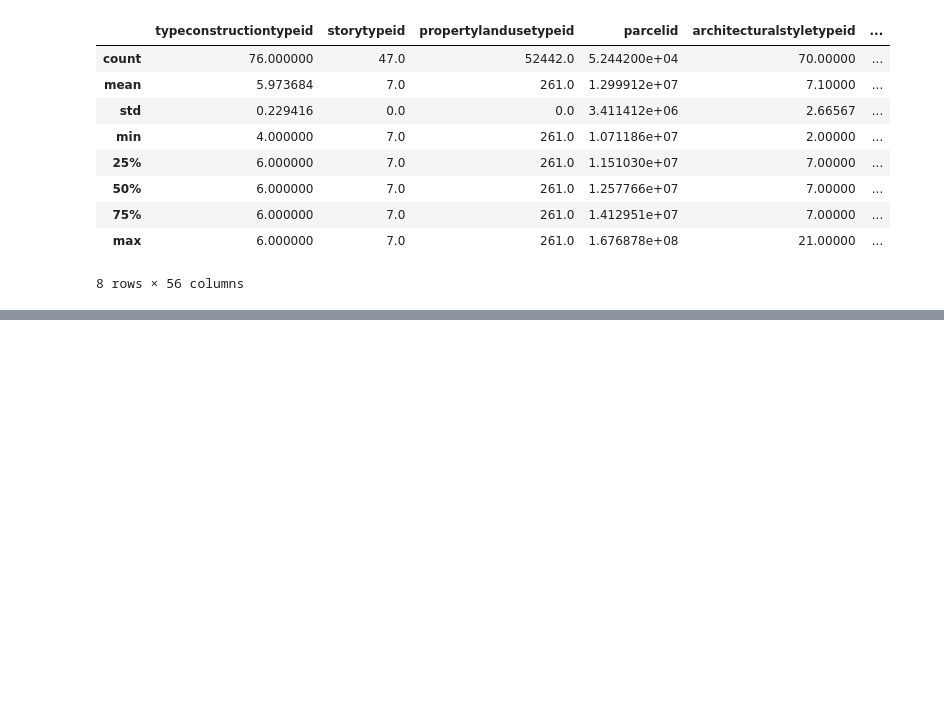
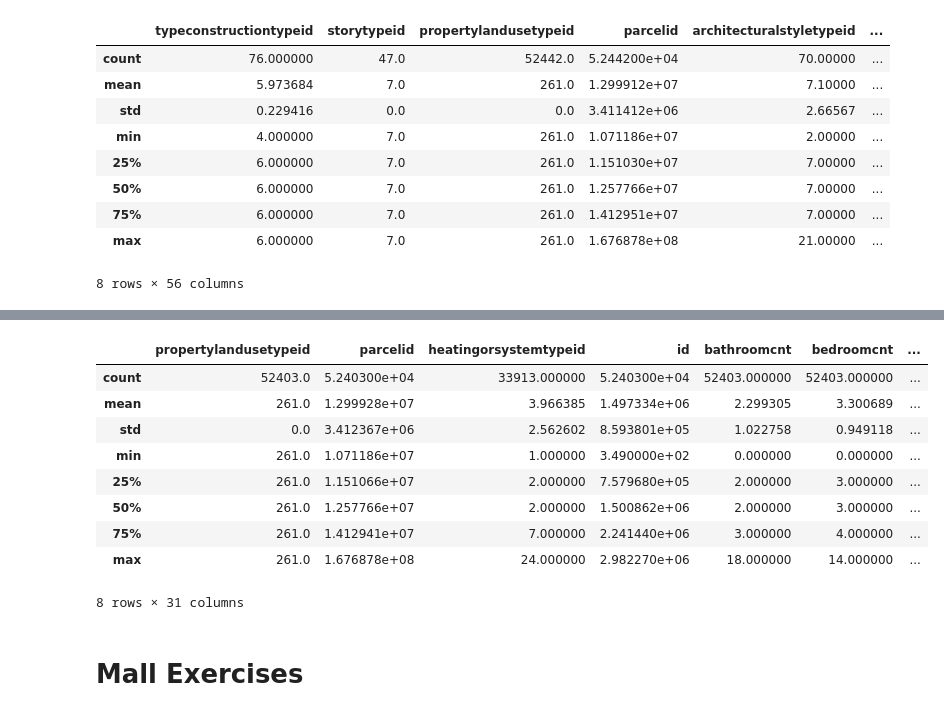
Before and after one commit to wherrickjr/clustering-exercises, a Jupyter notebook: zillow.ipynb, the cells around one changed output, grey strips where cells are left out. Saved outputs shown, nothing was run; the diff lists cells and outputs as text; code cells hidden in the pictures; blank space fills up the shorter version.

```diff
--- a/zillow.ipynb
+++ b/zillow.ipynb
@@ -216,0 +235,15 @@ array([], dtype=int64)
+# %%
+df1.describe()
+# %% [output]
+|  | propertylandusetypeid | parcelid | heatingorsystemtypeid | id | bathroomcnt | bedroomcnt | ... |
+| count | 52403.0 | 5.240300e+04 | 33913.000000 | 5.240300e+04 | 52403.000000 | 52403.000000 | ... |
+| mean | 261.0 | 1.299928e+07 | 3.966385 | 1.497334e+06 | 2.299305 | 3.300689 | ... |
+| std | 0.0 | 3.412367e+06 | 2.562602 | 8.593801e+05 | 1.022758 | 0.949118 | ... |
+| min | 261.0 | 1.071186e+07 | 1.000000 | 3.490000e+02 | 0.000000 | 0.000000 | ... |
+| 25% | 261.0 | 1.151066e+07 | 2.000000 | 7.579680e+05 | 2.000000 | 3.000000 | ... |
+| 50% | 261.0 | 1.257766e+07 | 2.000000 | 1.500862e+06 | 2.000000 | 3.000000 | ... |
+| 75% | 261.0 | 1.412941e+07 | 7.000000 | 2.241440e+06 | 3.000000 | 4.000000 | ... |
+| max | 261.0 | 1.676878e+08 | 24.000000 | 2.982270e+06 | 18.000000 | 14.000000 | ... |
+8 rows × 31 columns
+# %% [markdown]
+#  Mall Exercises
```
Also changed, not shown: parts of 17 cells of this notebook, 3 other files.
